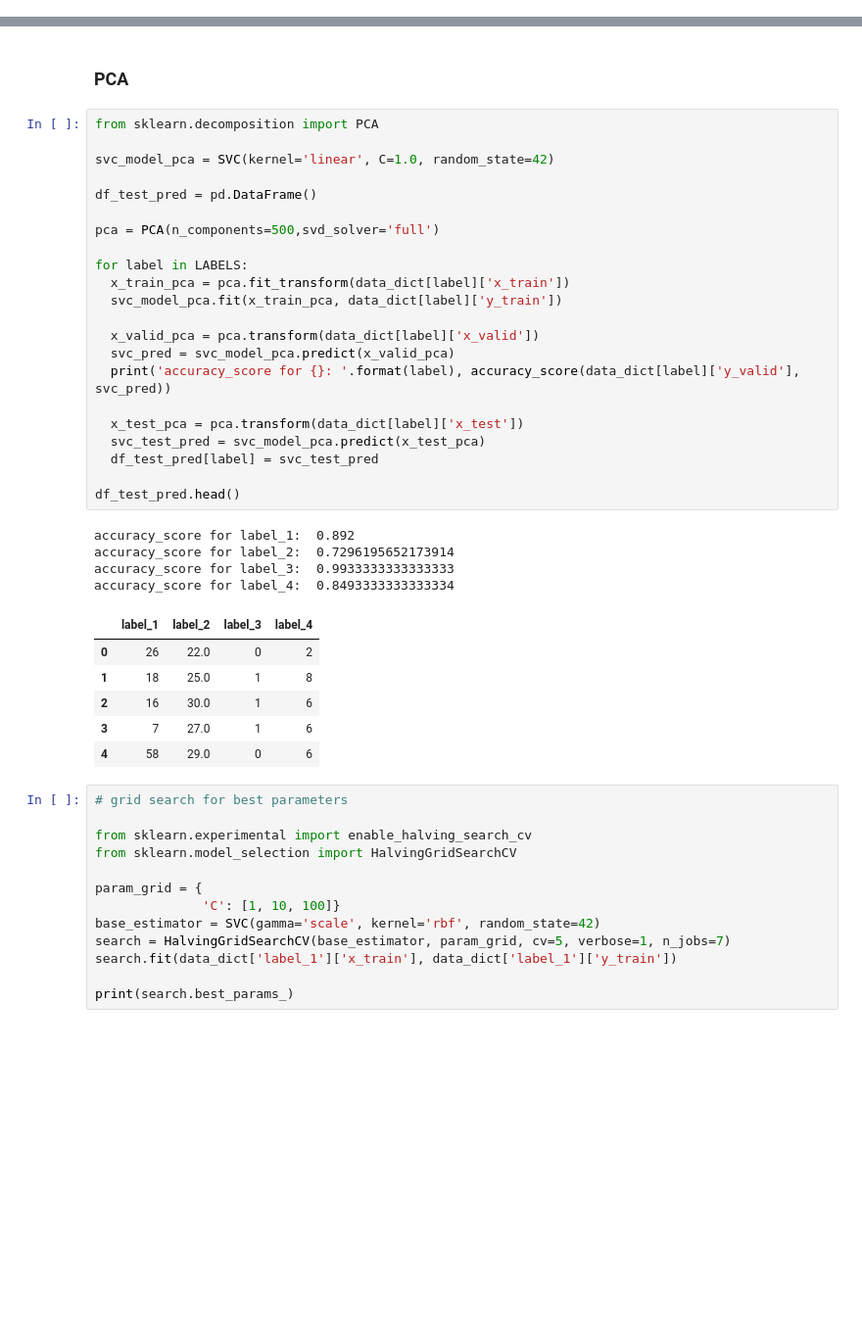
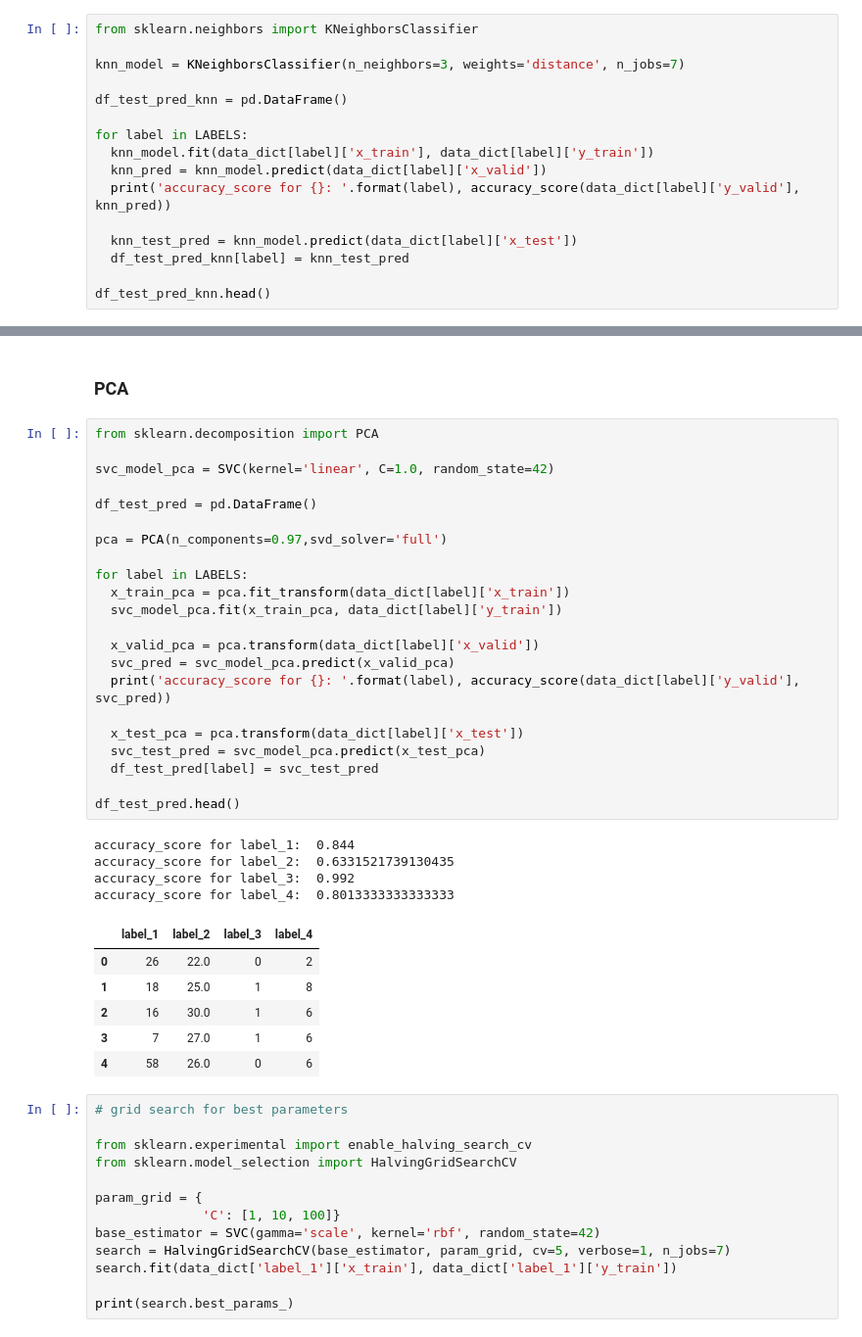
Before and after one commit to Akila-I/cs4622-machine_learning-project, a Jupyter notebook: speech-based-classification-layer-11/layer-11.ipynb, the cells around one changed output, grey strips where cells are left out. Shown at 98% size. Drawn from its saved outputs; the diff is of its cells as text; blank space fills up the shorter version.

```diff
--- a/speech-based-classification-layer-11/layer-11.ipynb
+++ b/speech-based-classification-layer-11/layer-11.ipynb
@@ -141,0 +124,16 @@ array([25., 25., 25., 25., 25., 25., 25., 25., 25., 25., 25., 25., 25.,
+# %%
+from sklearn.neighbors import KNeighborsClassifier
+
+knn_model = KNeighborsClassifier(n_neighbors=3, weights='distance', n_jobs=7)
+
+df_test_pred_knn = pd.DataFrame()
+
+for label in LABELS:
+  knn_model.fit(data_dict[label]['x_train'], data_dict[label]['y_train'])
+  knn_pred = knn_model.predict(data_dict[label]['x_valid'])
+  print('accuracy_score for {}: '.format(label), accuracy_score(data_dict[label]['y_valid'], knn_pred))
+
+  knn_test_pred = knn_model.predict(data_dict[label]['x_test'])
+  df_test_pred_knn[label] = knn_test_pred
+
+df_test_pred_knn.head()
@@ -198,36 +209,36 @@ label1 shows a balanced distribution, label3 and label4 have one dominant class
 # %%
 from sklearn.decomposition import PCA
 
 svc_model_pca = SVC(kernel='linear', C=1.0, random_state=42)
 
 df_test_pred = pd.DataFrame()
 
-pca = PCA(n_components=500,svd_solver='full')
+pca = PCA(n_components=0.97,svd_solver='full')
 
 for label in LABELS:
   x_train_pca = pca.fit_transform(data_dict[label]['x_train'])
   svc_model_pca.fit(x_train_pca, data_dict[label]['y_train'])
 
   x_valid_pca = pca.transform(data_dict[label]['x_valid'])
   svc_pred = svc_model_pca.predict(x_valid_pca)
   print('accuracy_score for {}: '.format(label), accuracy_score(data_dict[label]['y_valid'], svc_pred))
 
   x_test_pca = pca.transform(data_dict[label]['x_test'])
   svc_test_pred = svc_model_pca.predict(x_test_pca)
   df_test_pred[label] = svc_test_pred
 
 df_test_pred.head()
 # %% [output]
-accuracy_score for label_1:  0.892
-accuracy_score for label_2:  0.7296195652173914
-accuracy_score for label_3:  0.9933333333333333
-accuracy_score for label_4:  0.8493333333333334
+accuracy_score for label_1:  0.844
+accuracy_score for label_2:  0.6331521739130435
+accuracy_score for label_3:  0.992
+accuracy_score for label_4:  0.8013333333333333
 |  | label_1 | label_2 | label_3 | label_4 |
 | 0 | 26 | 22.0 | 0 | 2 |
 | 1 | 18 | 25.0 | 1 | 8 |
 | 2 | 16 | 30.0 | 1 | 6 |
 | 3 | 7 | 27.0 | 1 | 6 |
-| 4 | 58 | 29.0 | 0 | 6 |
+| 4 | 58 | 26.0 | 0 | 6 |
 # %%
 # grid search for best parameters
 
```
Also changed, not shown: parts of 12 cells of this notebook, 1 other file.
